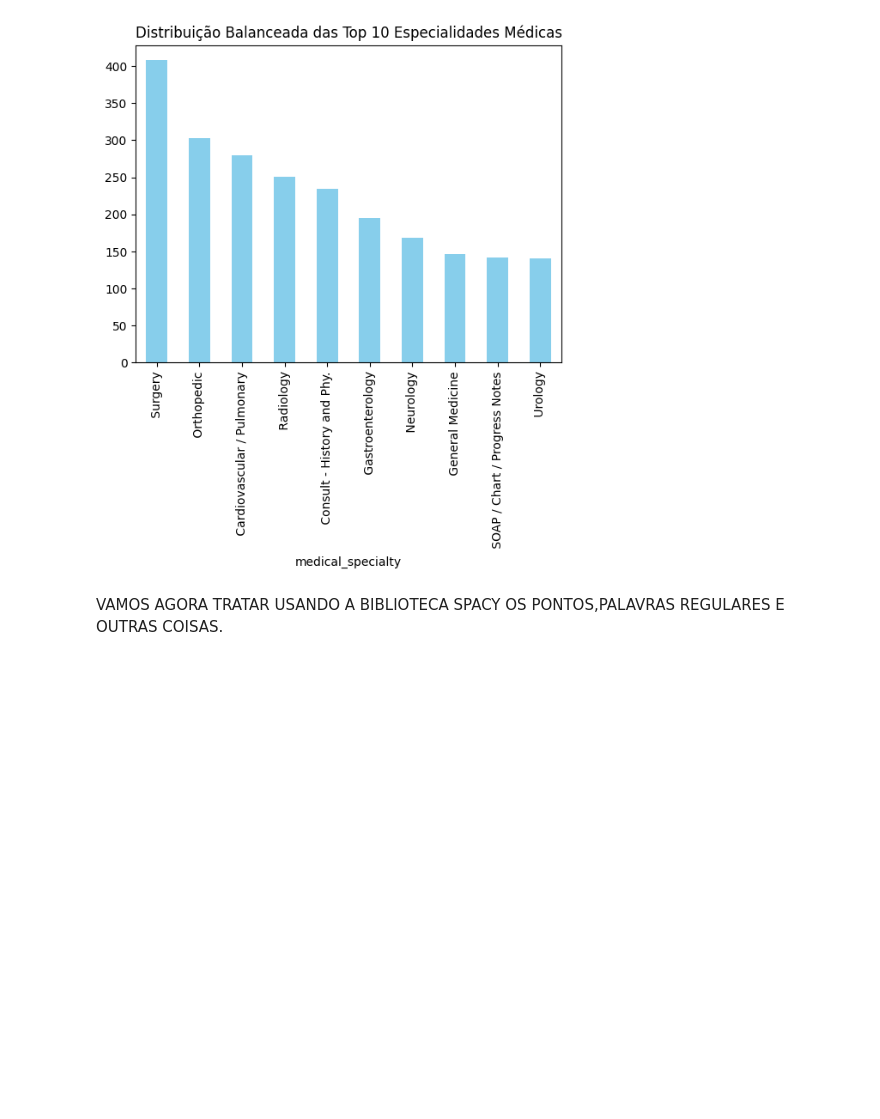
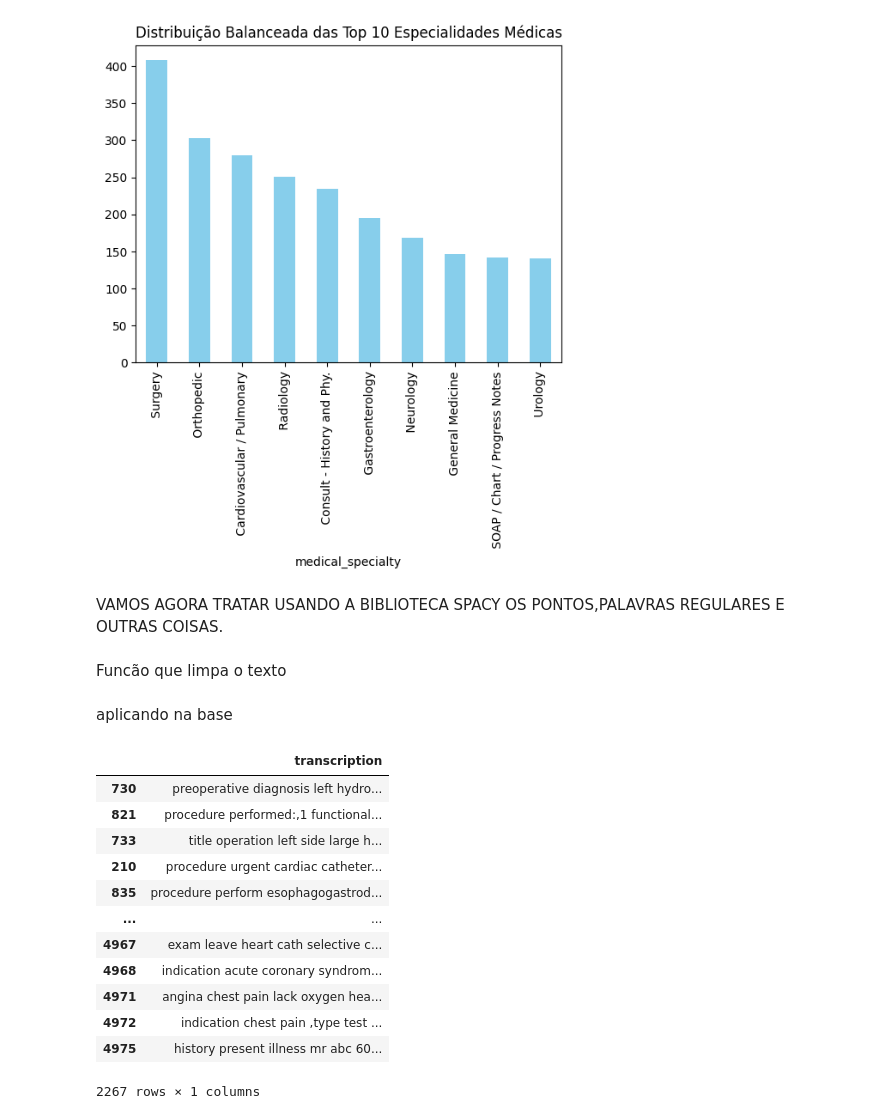
Before and after one commit to italorosq/Deep-learning-e-Saude, a Jupyter notebook: Notebooks/notebookprincipal.ipynb, the cells around one changed output. Cells and saved outputs as stored; diff of their text form; code cells hidden in the pictures; blank space fills up the shorter version.

```diff
--- a/Notebooks/notebookprincipal.ipynb
+++ b/Notebooks/notebookprincipal.ipynb
@@ -292,3 +292,30 @@ VAMOS AGORA TRATAR USANDO A BIBLIOTECA SPACY OS PONTOS,PALAVRAS REGULARES E OUTR
 import spacy
 # %%
 nlp = spacy.load('en_core_web_sm')
+# %% [markdown]
+Funcão que limpa o texto
+# %%
+def limpar_texto(texto):
+    doc = nlp(texto.lower())
+    tokens_limpos = [token.lemma_ for token in doc if not token.is_stop and not token.is_punct]
+    return ' '.join(tokens_limpos)
+# %% [markdown]
+aplicando na base
+# %%
+df_balanced_limpo = df_balanced['transcription'].apply(limpar_texto)
+# %%
+df_balanced_limpo.to_frame()
+# %% [output]
+|  | transcription |
+| 730 | preoperative diagnosis left hydro... |
+| 821 | procedure performed:,1 functional... |
+| 733 | title operation left side large h... |
+| 210 | procedure urgent cardiac catheter... |
+| 835 | procedure perform esophagogastrod... |
+| ... | ... |
+| 4967 | exam leave heart cath selective c... |
+| 4968 | indication acute coronary syndrom... |
+| 4971 | angina chest pain lack oxygen hea... |
+| 4972 | indication chest pain ,type test ... |
+| 4975 | history present illness mr abc 60... |
+2267 rows × 1 columns
```
Also changed, not shown: parts of 4 cells of this notebook.
